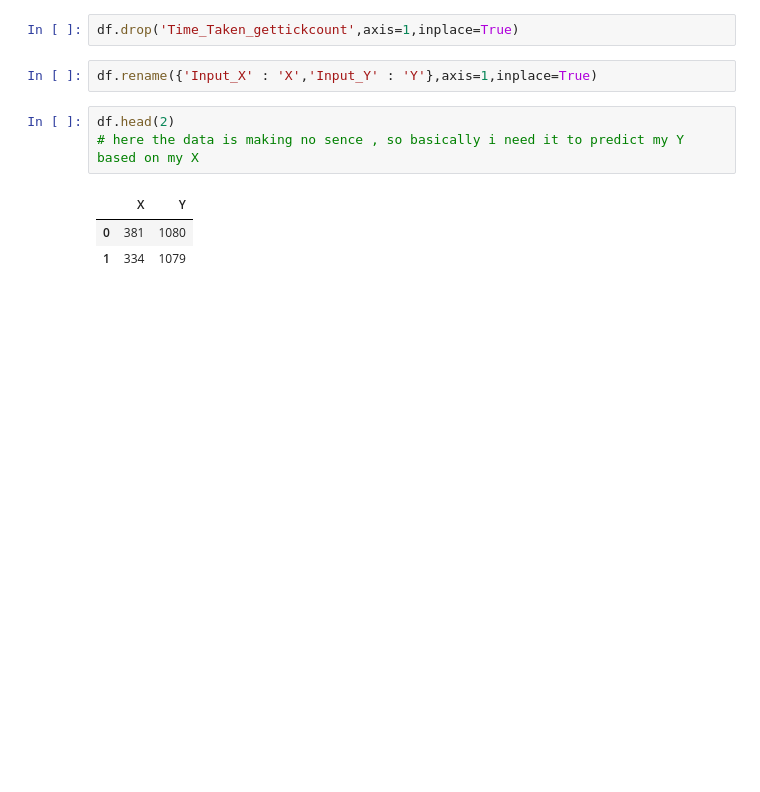
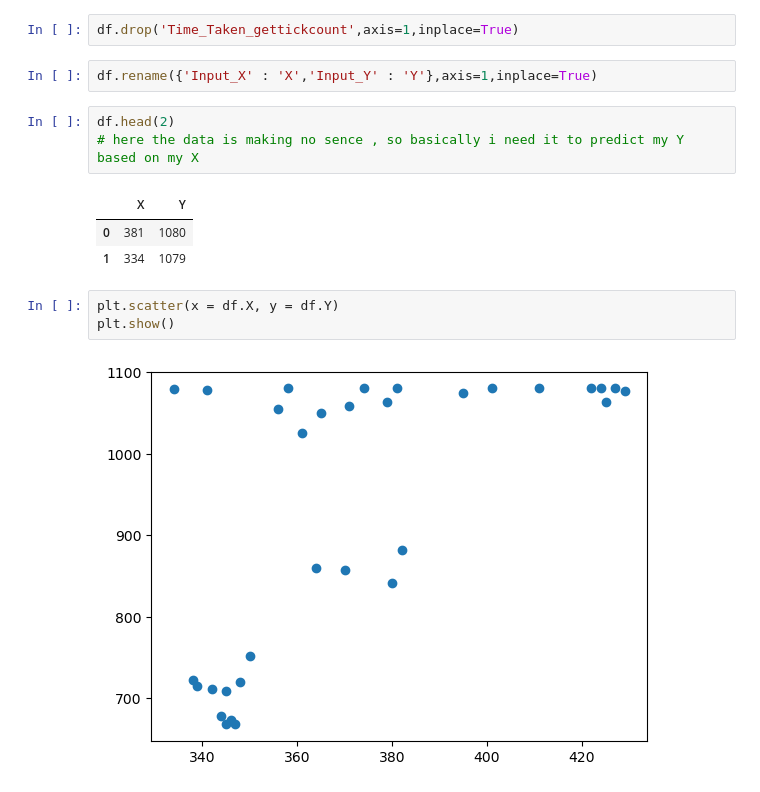
Before and after one commit to hsnaidu/DS_L, a Jupyter notebook: learning/LR.ipynb, the cells around one changed output. Drawn from its saved outputs; the diff is of its cells as text; blank space fills up the shorter version.

```diff
--- a/learning/LR.ipynb
+++ b/learning/LR.ipynb
@@ -23,3 +26,8 @@ df.head(2)
 |  | X | Y |
 | 0 | 381 | 1080 |
 | 1 | 334 | 1079 |
+# %%
+plt.scatter(x = df.X, y = df.Y)
+plt.show()
+# %% [output]
+[figure, added]
```
Also changed, not shown: parts of 11 cells of this notebook, 1 other file.
